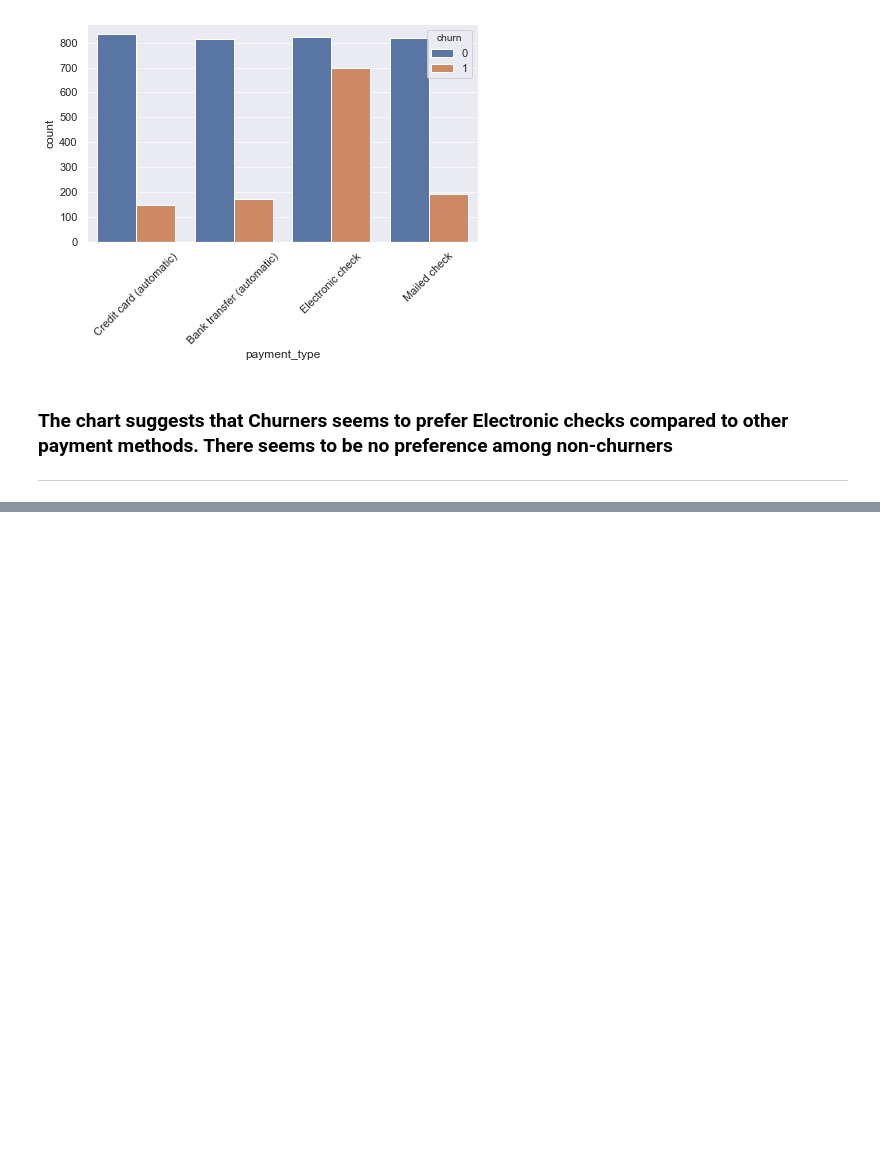
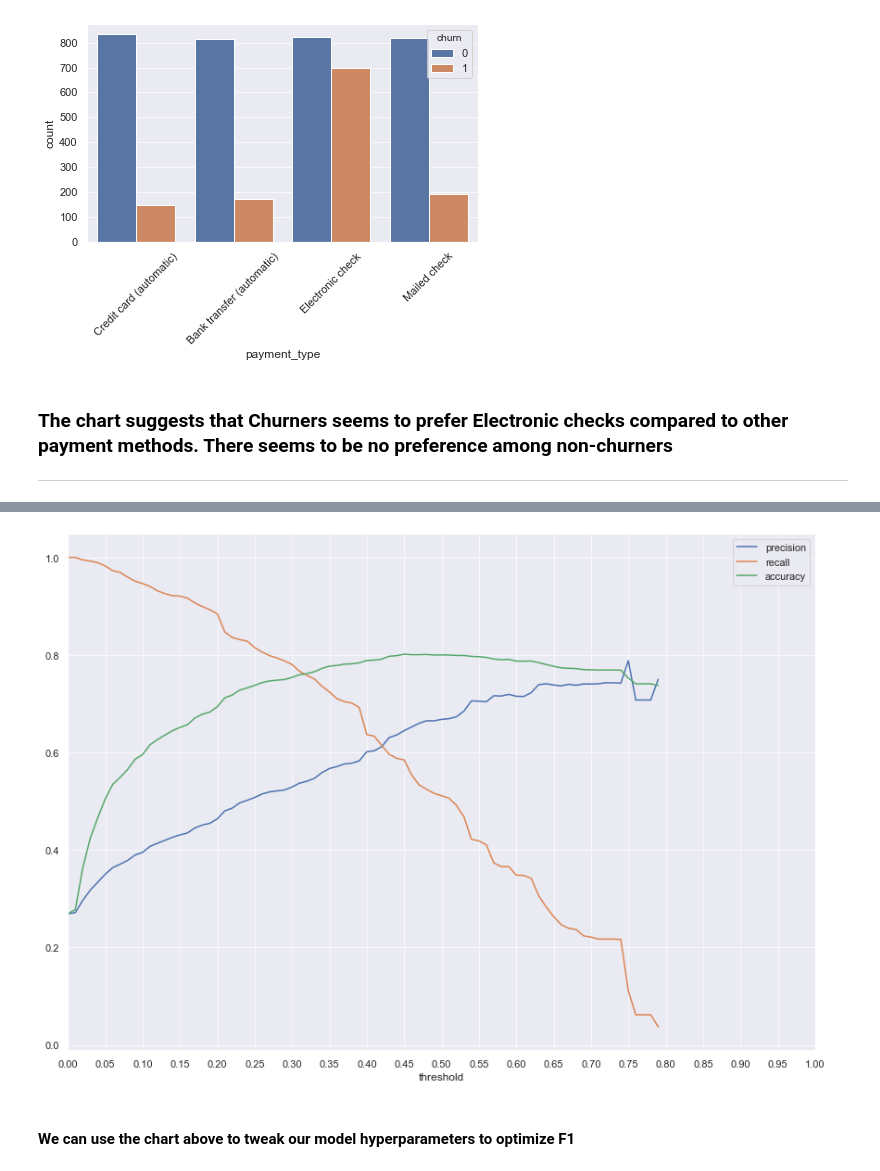
Before and after one commit to ravinder79/Telco_Churn, a Jupyter notebook: Telco_Churn_Final.ipynb, the cells around one changed output, grey strips where cells are left out. Cells and saved outputs as stored; diff of their text form; code cells hidden in the pictures; blank space fills up the shorter version.

```diff
--- a/Telco_Churn_Final.ipynb
+++ b/Telco_Churn_Final.ipynb
@@ -381,0 +393,15 @@ plt.xticks(rotation=45)
+# %%
+# Create dataframes with  variables which have highest correlation with Churn:
+y_train = train[['churn']]
+y_validate = validate[['churn']]
+y_test = test[['churn']]
+X_train = train[['senior_citizen', 'tech_support', 'contract_type', 'internet_service_type','payment_type','tenure_years', 'total_charges']]
+X_validate = validate[['senior_citizen', 'tech_support', 'contract_type', 'internet_service_type','payment_type','tenure_years', 'total_charges']]
+X_test = test[['senior_citizen','tech_support', 'contract_type', 'internet_service_type','payment_type','tenure_years', 'total_charges']]
+# %%
+# Next we do onehot encoding for these variables
+l = ['contract_type','internet_service_type', 'payment_type','tenure_years']
+X_train = encode.encode(X_train,l)
+X_validate = encode.encode(X_validate,l)
+X_test = encode.encode(X_test,l)
+X_test.head(2)
@@ -381,0 +412,6 @@ plt.xticks(rotation=45)
+# %%
+# Next we scale the total_charges column using min-max scaler
+column_list = ['total_charges']
+X_train_scaled = encode.scale_minmax(X_train, column_list)
+X_validate_scaled = encode.scale_minmax(X_validate, column_list)
+X_test_scaled = encode.scale_minmax(X_test, column_list)
@@ -381,0 +420,6 @@ plt.xticks(rotation=45)
+# %%
+logit = LogisticRegression(C=0.21, random_state = 123)
+logit.fit(X_train_scaled, y_train)
+y_pred = logit.predict(X_train_scaled)
+y_pred_proba = logit.predict_proba(X_train_scaled)
+y_pred_proba = pd.DataFrame(y_pred_proba, columns = ['no churn', 'churn'], index = X_train_scaled.index)
@@ -381,0 +437,6 @@ plt.xticks(rotation=45)
+# %%
+logistic_regression_util.plot_metrics_by_thresholds(y_train, y_pred_proba.churn)
+# %% [output]
+[figure, added]
+# %% [markdown]
+#### We can use the chart above to tweak our model hyperparameters to optimize F1
```
Also changed, not shown: parts of 36 cells of this notebook.
